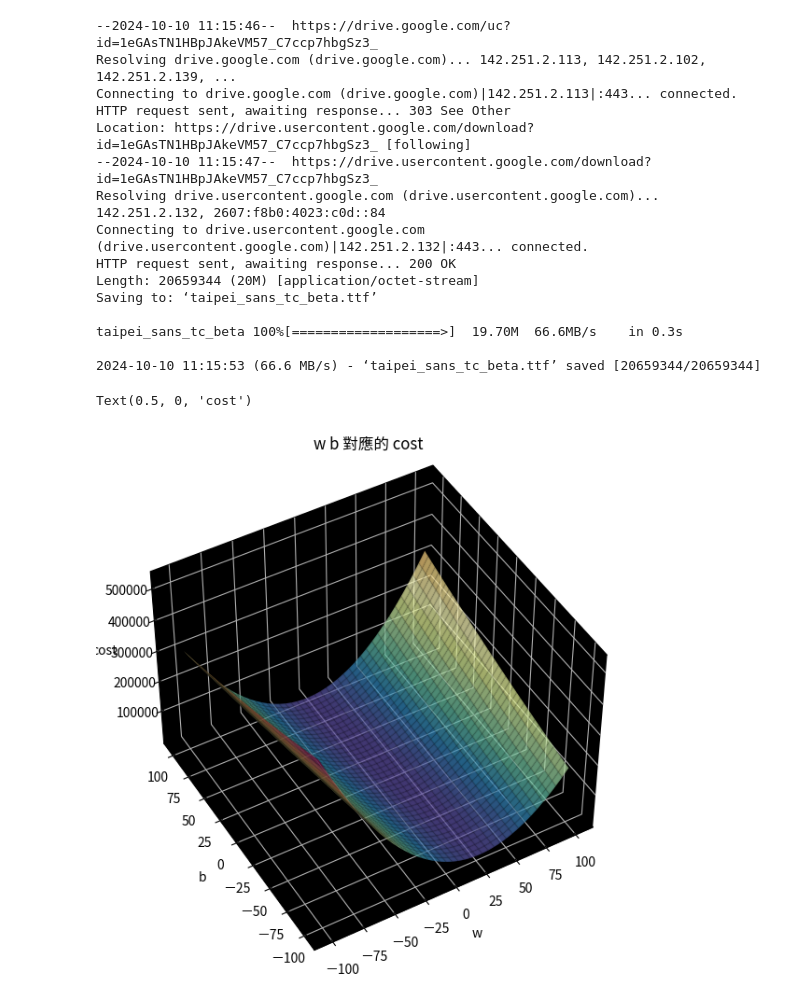
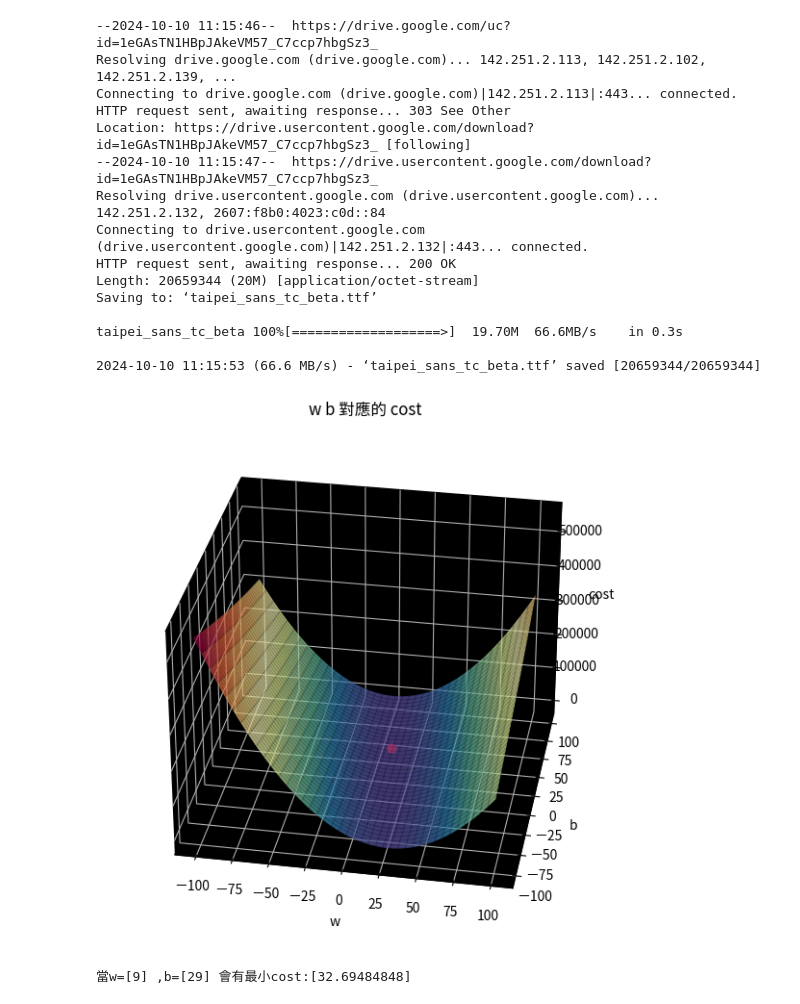
Before and after one commit to zxcjonathan/-save, a Jupyter notebook: gradient_descent.ipynb, the cells around one changed output. Saved outputs shown, nothing was run; the diff lists cells and outputs as text; code cells hidden in the pictures.

```diff
--- a/gradient_descent.ipynb
+++ b/gradient_descent.ipynb
@@ -146,25 +146,31 @@ taipei_sans_tc_beta 100%[===================>]  19.70M  66.6MB/s    in 0.3s
 # %%
 import matplotlib.pyplot as plt
 import matplotlib as mpl
 from matplotlib.font_manager import fontManager
 mpl.font_manager.fontManager.addfont('taipei_sans_tc_beta.ttf')
 mpl.rc('font', family='Taipei Sans TC Beta')
 
 plt.figure(figsize=(7 ,7)) #調整畫出的圖的大小
 
 ax = plt.axes(projection="3d")
-ax.view_init(45 ,-120) #上下選轉角度 左右旋轉角度
+ax.view_init(30 ,-80) #上下選轉角度 左右旋轉角度
 ax.xaxis.set_pane_color((0,0,0))
 ax.yaxis.set_pane_color((0,0,0))
 ax.zaxis.set_pane_color((0,0,0))
 b_grid ,w_grid = np.meshgrid(bs ,ws)
 ax.plot_surface(w_grid ,b_grid ,costs ,cmap="Spectral_r" ,alpha = 0.7) #cmap調整匯出的曲線的顏色,alpha使圖面變為透明
 ax.plot_wireframe(w_grid ,b_grid ,costs ,color="black" ,alpha = 0.1) #加一個邊框設定為黑色
 
 ax.set_title("w b 對應的 cost")
 ax.set_xlabel("w")
 ax.set_ylabel("b")
 ax.set_zlabel("cost")
+
+w_index ,b_index = np.where(costs == np.min(costs)) #找出最低的cost
+ax.scatter(ws[w_index] ,bs[b_index] ,costs[w_index ,b_index] ,color="red" ,s=40) #畫出最小cost的點(修改顏色和大小)
+
+plt.show()
+print(f"當w={ws[w_index]} ,b={bs[b_index]} 會有最小cost:{costs[w_index ,b_index]}") #找出最低cost的w和b的值
 # %% [output]
+[figure, new version]
-Text(0.5, 0, 'cost')
+當w=[9] ,b=[29] 會有最小cost:[32.69484848]
-[figure, old version]
```
